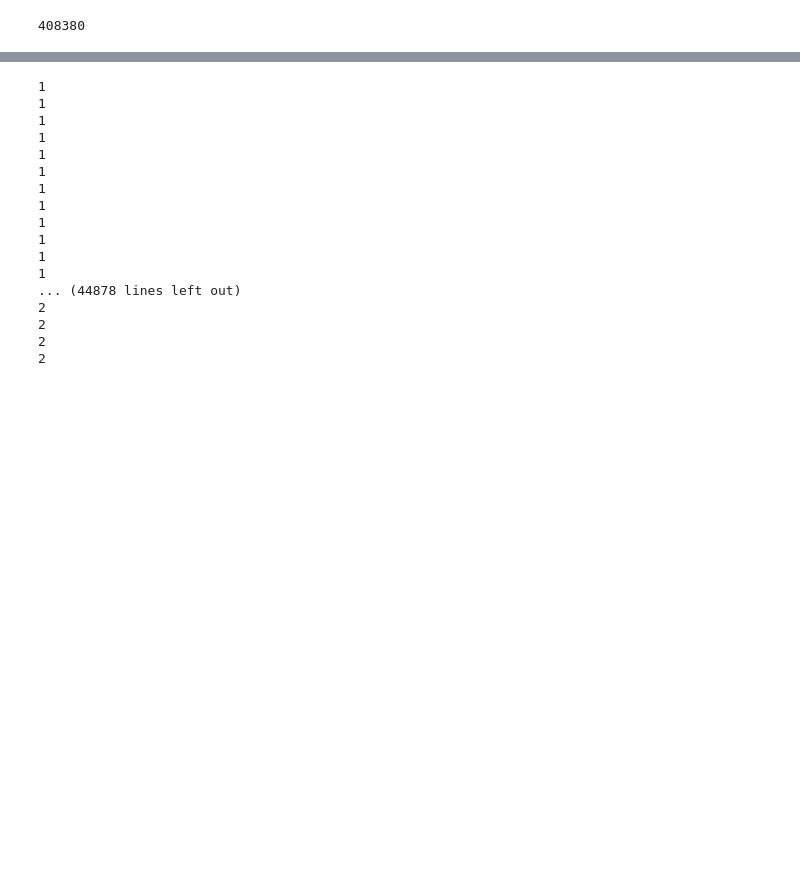
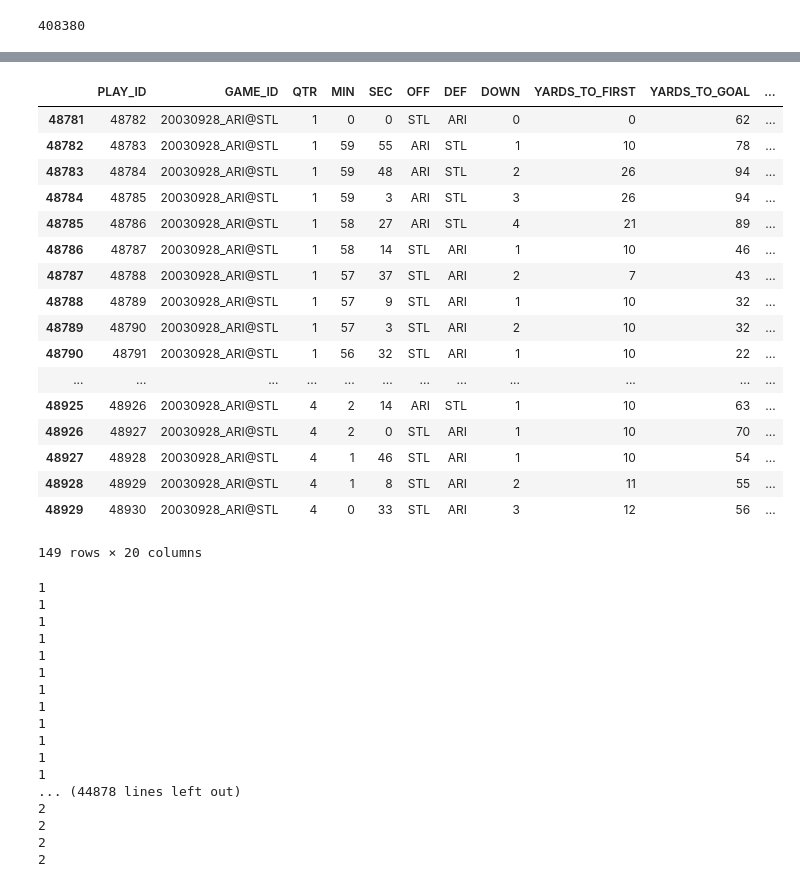
Before and after one commit to tynanseltzer/AM216, a Jupyter notebook: playPred/Untitled.ipynb, the cells around one changed output, grey strips where cells are left out. Saved outputs shown, nothing was run; the diff lists cells and outputs as text; code cells hidden in the pictures; blank space fills up the shorter version.

```diff
--- a/playPred/Untitled.ipynb
+++ b/playPred/Untitled.ipynb
@@ -81,3 +104,24 @@ data.head(40)
+# %%
+data[data['GAME_ID']=='20030928_ARI@STL'].head(1000)
+# %% [output]
+|  | PLAY_ID | GAME_ID | QTR | MIN | SEC | OFF | DEF | DOWN | YARDS_TO_FIRST | YARDS_TO_GOAL | ... |
+| 48781 | 48782 | 20030928_ARI@STL | 1 | 0 | 0 | STL | ARI | 0 | 0 | 62 | ... |
+| 48782 | 48783 | 20030928_ARI@STL | 1 | 59 | 55 | ARI | STL | 1 | 10 | 78 | ... |
+| 48783 | 48784 | 20030928_ARI@STL | 1 | 59 | 48 | ARI | STL | 2 | 26 | 94 | ... |
+| 48784 | 48785 | 20030928_ARI@STL | 1 | 59 | 3 | ARI | STL | 3 | 26 | 94 | ... |
+| 48785 | 48786 | 20030928_ARI@STL | 1 | 58 | 27 | ARI | STL | 4 | 21 | 89 | ... |
+| 48786 | 48787 | 20030928_ARI@STL | 1 | 58 | 14 | STL | ARI | 1 | 10 | 46 | ... |
+| 48787 | 48788 | 20030928_ARI@STL | 1 | 57 | 37 | STL | ARI | 2 | 7 | 43 | ... |
+| 48788 | 48789 | 20030928_ARI@STL | 1 | 57 | 9 | STL | ARI | 1 | 10 | 32 | ... |
+| 48789 | 48790 | 20030928_ARI@STL | 1 | 57 | 3 | STL | ARI | 2 | 10 | 32 | ... |
+| 48790 | 48791 | 20030928_ARI@STL | 1 | 56 | 32 | STL | ARI | 1 | 10 | 22 | ... |
+| ... | ... | ... | ... | ... | ... | ... | ... | ... | ... | ... | ... |
+| 48925 | 48926 | 20030928_ARI@STL | 4 | 2 | 14 | ARI | STL | 1 | 10 | 63 | ... |
+| 48926 | 48927 | 20030928_ARI@STL | 4 | 2 | 0 | STL | ARI | 1 | 10 | 70 | ... |
+| 48927 | 48928 | 20030928_ARI@STL | 4 | 1 | 46 | STL | ARI | 1 | 10 | 54 | ... |
+| 48928 | 48929 | 20030928_ARI@STL | 4 | 1 | 8 | STL | ARI | 2 | 11 | 55 | ... |
+| 48929 | 48930 | 20030928_ARI@STL | 4 | 0 | 33 | STL | ARI | 3 | 12 | 56 | ... |
+149 rows × 20 columns
 # %%
 for idx, i in data.iterrows():
     print i['QTR']
```
Also changed, not shown: parts of 3 cells of this notebook, 7 other files.
